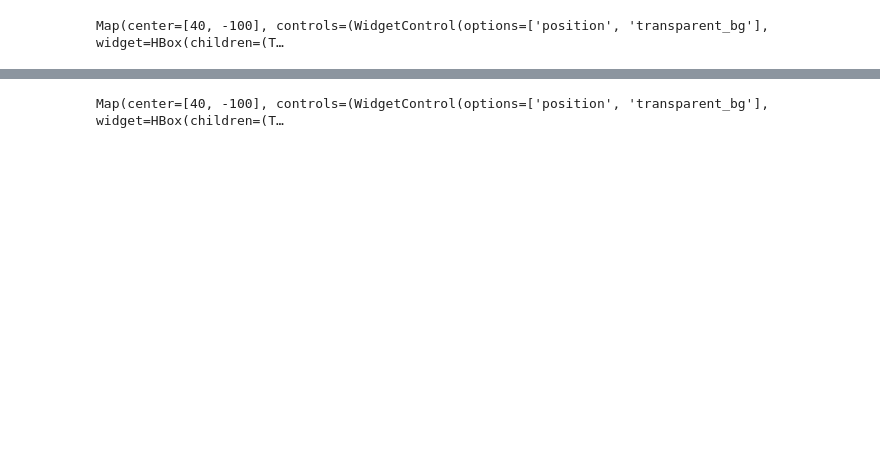
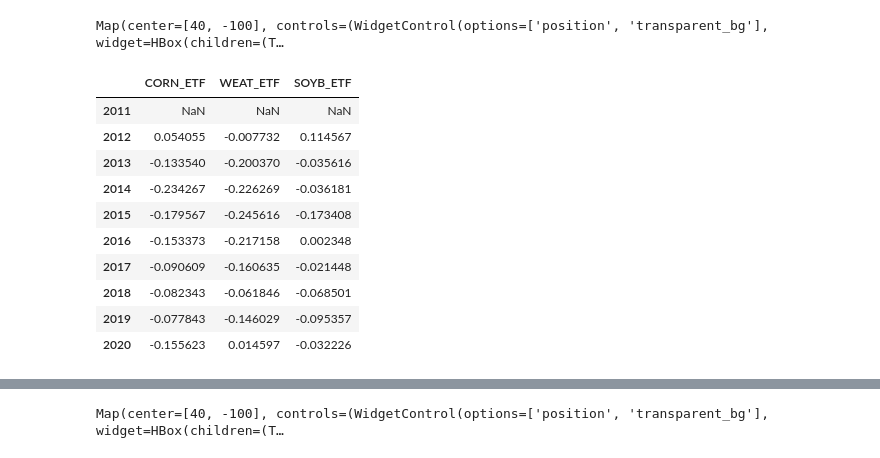
Before and after one commit to scolpan/gee_etf, a Jupyter notebook: GOOGLECROP.ipynb, the cells around one changed output, grey strips where cells are left out. Drawn from its saved outputs; the diff is of its cells as text; code cells hidden in the pictures; blank space fills up the shorter version.

```diff
--- a/GOOGLECROP.ipynb
+++ b/GOOGLECROP.ipynb
@@ -127,0 +128,21 @@ Map(center=[40, -100], controls=(WidgetControl(options=['position', 'transparent
+# %%
+#resample to get yearly data
+yearly_data = df_etf_data.resample('Y').mean()
+
+etf_yearly_returns = yearly_data.pct_change()
+
+etf_yearly_returns.index = etf_yearly_returns.index.year
+
+etf_yearly_returns
+# %% [output]
+|  | CORN_ETF | WEAT_ETF | SOYB_ETF |
+| 2011 | NaN | NaN | NaN |
+| 2012 | 0.054055 | -0.007732 | 0.114567 |
+| 2013 | -0.133540 | -0.200370 | -0.035616 |
+| 2014 | -0.234267 | -0.226269 | -0.036181 |
+| 2015 | -0.179567 | -0.245616 | -0.173408 |
+| 2016 | -0.153373 | -0.217158 | 0.002348 |
+| 2017 | -0.090609 | -0.160635 | -0.021448 |
+| 2018 | -0.082343 | -0.061846 | -0.068501 |
+| 2019 | -0.077843 | -0.146029 | -0.095357 |
+| 2020 | -0.155623 | 0.014597 | -0.032226 |
```
Also changed, not shown: parts of 29 cells of this notebook, 1 other file.
